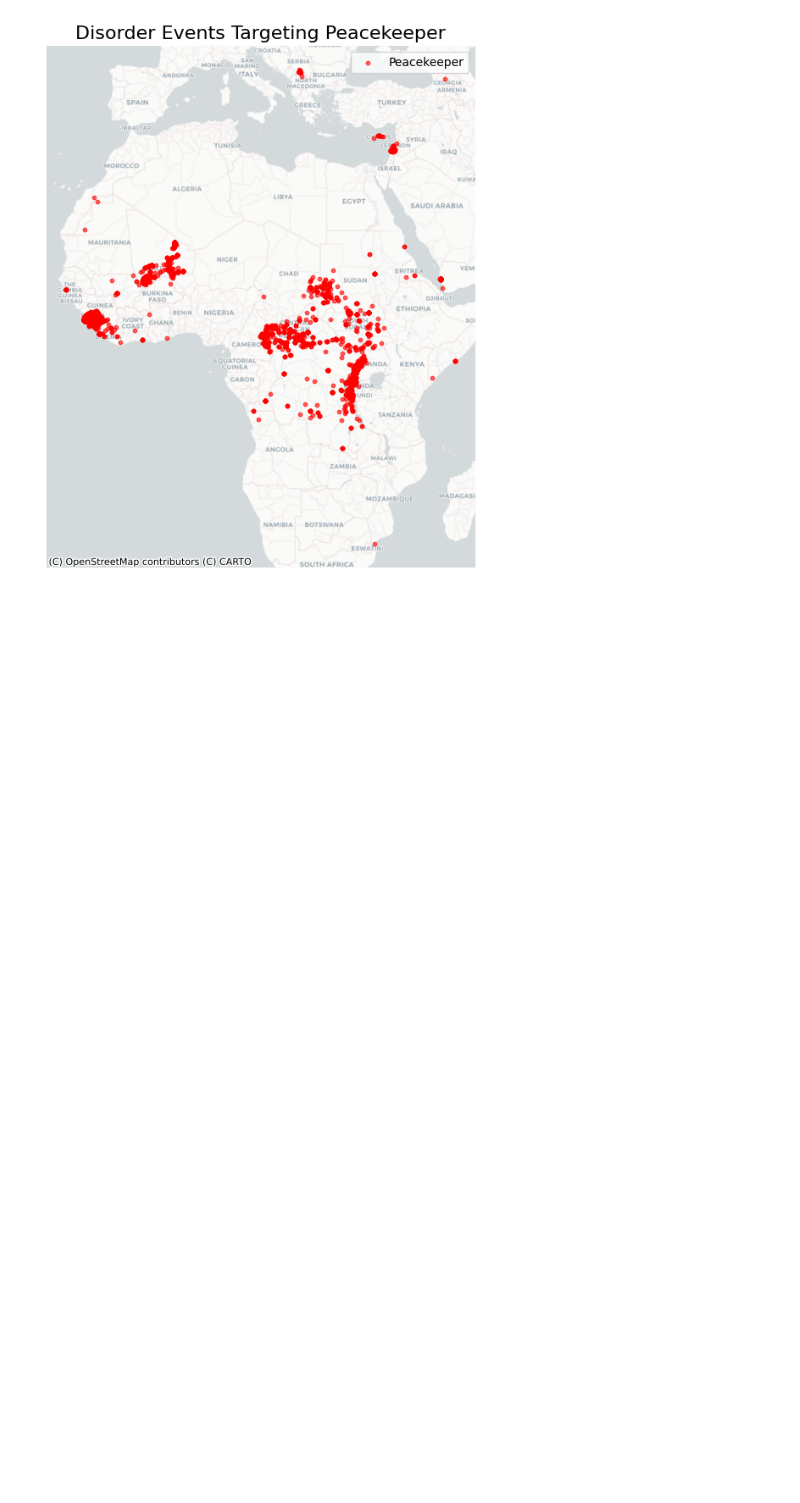
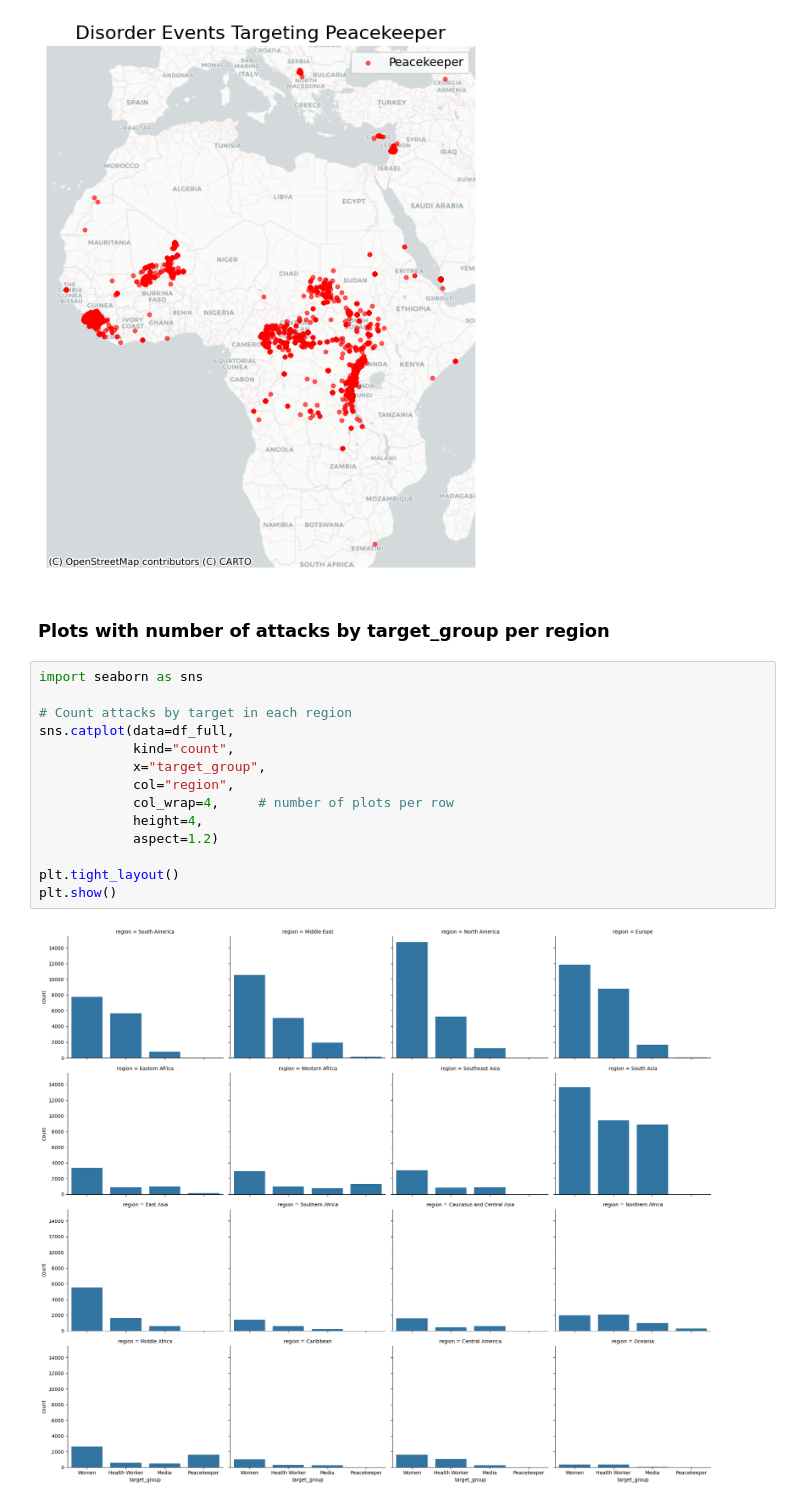
Before and after one commit to felipeq22/machine_learning_project, a Jupyter notebook: data_exploration_pre-NLP.ipynb, the cells around one changed output. Cells and saved outputs as stored; diff of their text form; blank space fills up the shorter version.

Commit message:
plots

```diff
--- a/data_exploration_pre-NLP.ipynb
+++ b/data_exploration_pre-NLP.ipynb
@@ -140,3 +140,21 @@ for group in groups:
 [figure]
 [figure]
 [figure]
+# %% [markdown]
+### Plots with number of attacks by target_group per region
+# %%
+import seaborn as sns
+
+# Count attacks by target in each region
+sns.catplot(data=df_full,
+            kind="count",
+            x="target_group",
+            col="region",
+            col_wrap=4,     # number of plots per row
+            height=4,
+            aspect=1.2)
+
+plt.tight_layout()
+plt.show()
+# %% [output]
+[figure, added]
```
Also changed, not shown: 9 other files.
